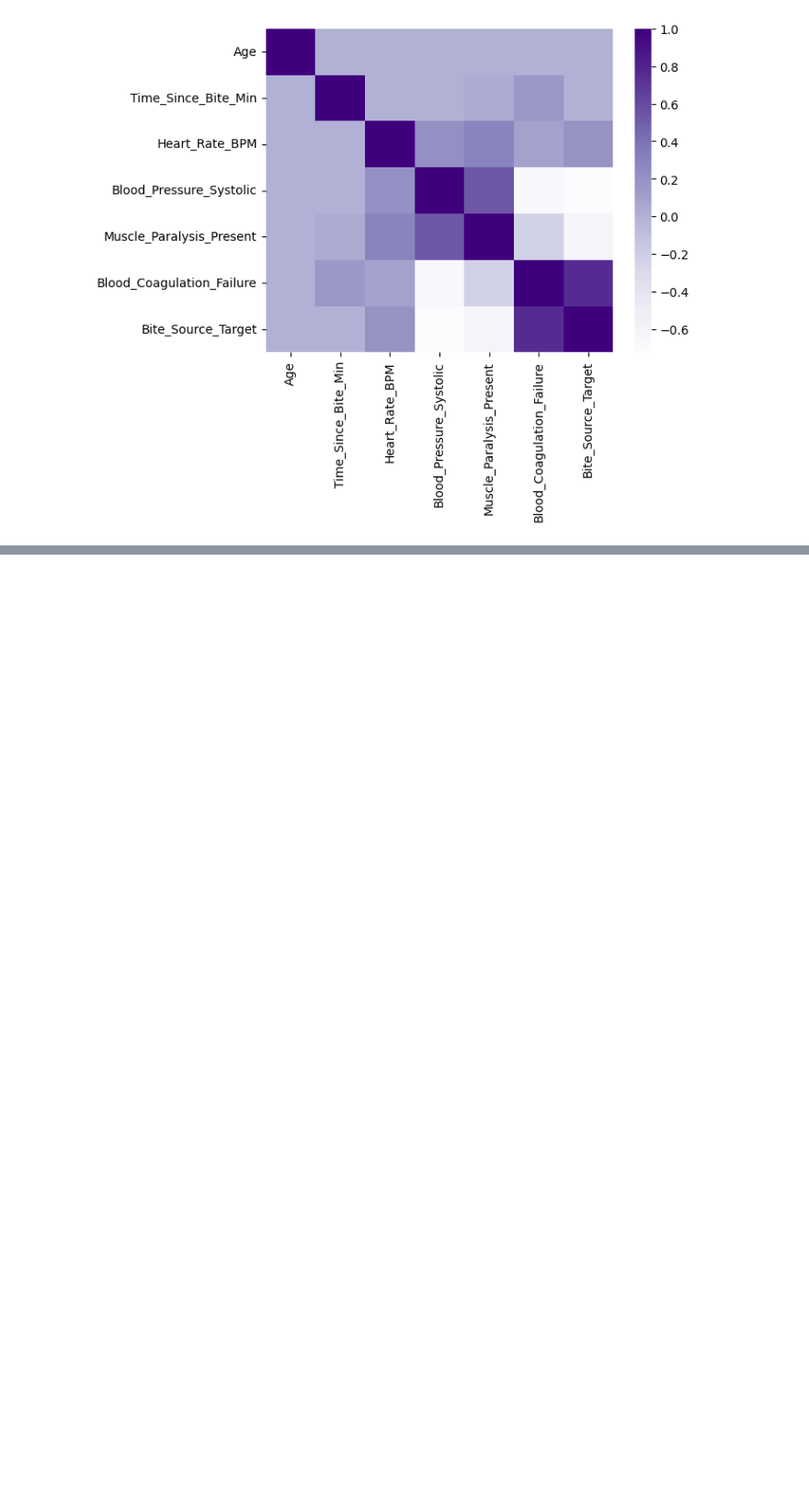
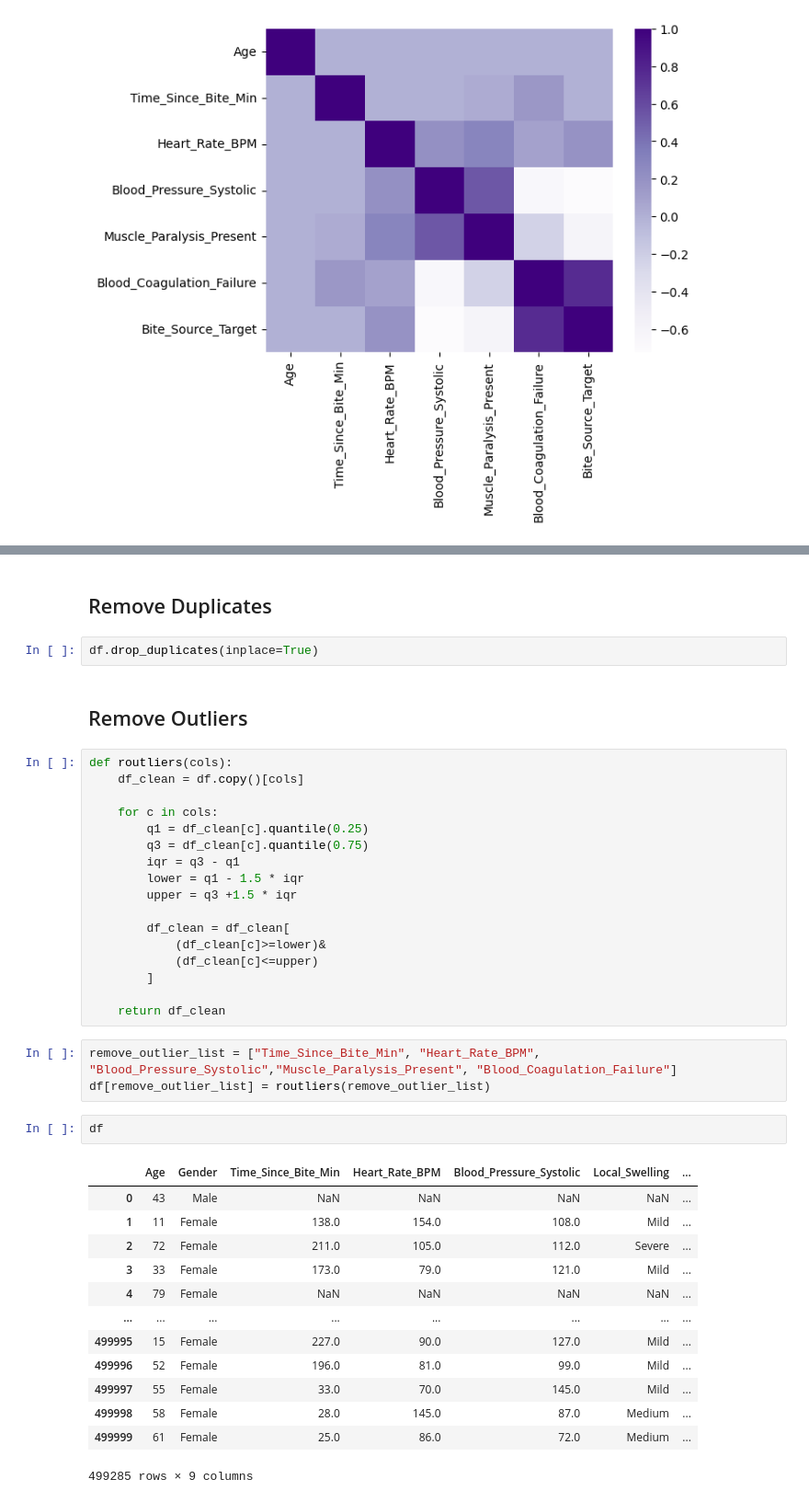
Before and after one commit to arashKhanDeveloper/ML-SVM-Venom-Source-Prediction, a Jupyter notebook: notebook.ipynb, the cells around one changed output, grey strips where cells are left out. Shown at 92% size. Drawn from its saved outputs; the diff is of its cells as text; blank space fills up the shorter version.

Commit message:
remove duplicates and outliers

```diff
--- a/notebook.ipynb
+++ b/notebook.ipynb
@@ -208,0 +211,42 @@ corr
+# %% [markdown]
+<h2>Remove Duplicates</h2>
+# %%
+df.drop_duplicates(inplace=True)
+# %% [markdown]
+<h2>Remove Outliers</h2>
+# %%
+def routliers(cols):
+    df_clean = df.copy()[cols]
+
+    for c in cols:
+        q1 = df_clean[c].quantile(0.25)
+        q3 = df_clean[c].quantile(0.75)
+        iqr = q3 - q1
+        lower = q1 - 1.5 * iqr
+        upper = q3 +1.5 * iqr
+
+        df_clean = df_clean[
+            (df_clean[c]>=lower)&
+            (df_clean[c]<=upper)
+        ]
+
+    return df_clean
+# %%
+remove_outlier_list = ["Time_Since_Bite_Min", "Heart_Rate_BPM", "Blood_Pressure_Systolic","Muscle_Paralysis_Present", "Blood_Coagulation_Failure"]
+df[remove_outlier_list] = routliers(remove_outlier_list)
+# %%
+df
+# %% [output]
+|  | Age | Gender | Time_Since_Bite_Min | Heart_Rate_BPM | Blood_Pressure_Systolic | Local_Swelling | ... |
+| 0 | 43 | Male | NaN | NaN | NaN | NaN | ... |
+| 1 | 11 | Female | 138.0 | 154.0 | 108.0 | Mild | ... |
+| 2 | 72 | Female | 211.0 | 105.0 | 112.0 | Severe | ... |
+| 3 | 33 | Female | 173.0 | 79.0 | 121.0 | Mild | ... |
+| 4 | 79 | Female | NaN | NaN | NaN | NaN | ... |
+| ... | ... | ... | ... | ... | ... | ... | ... |
+| 499995 | 15 | Female | 227.0 | 90.0 | 127.0 | Mild | ... |
+| 499996 | 52 | Female | 196.0 | 81.0 | 99.0 | Mild | ... |
+| 499997 | 55 | Female | 33.0 | 70.0 | 145.0 | Mild | ... |
+| 499998 | 58 | Female | 28.0 | 145.0 | 87.0 | Medium | ... |
+| 499999 | 61 | Female | 25.0 | 86.0 | 72.0 | Medium | ... |
+499285 rows × 9 columns
```
Also changed, not shown: parts of 1 cell of this notebook.
